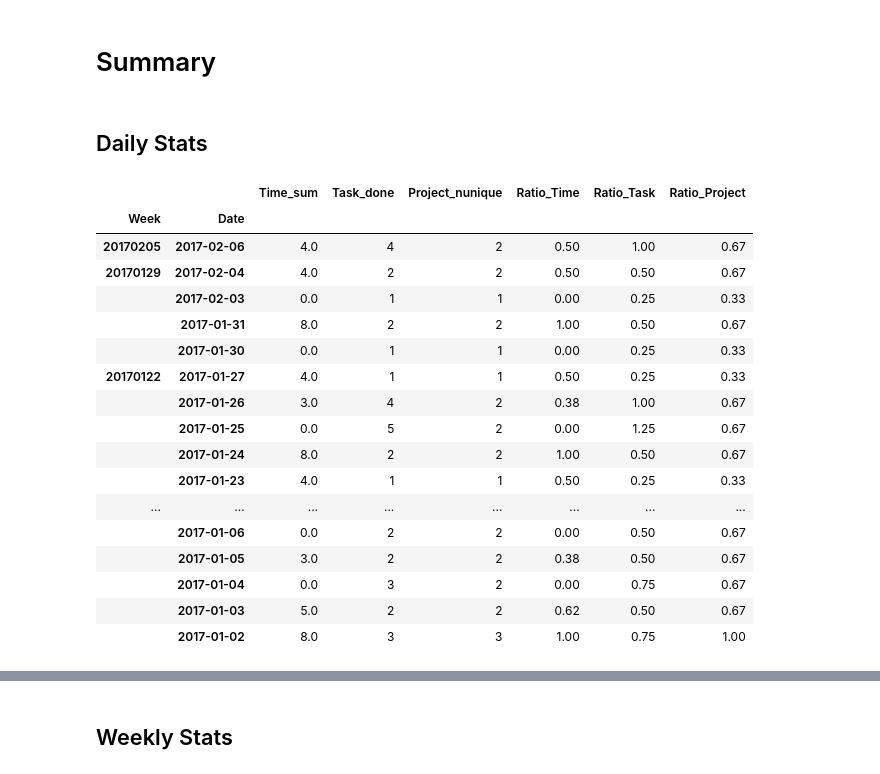
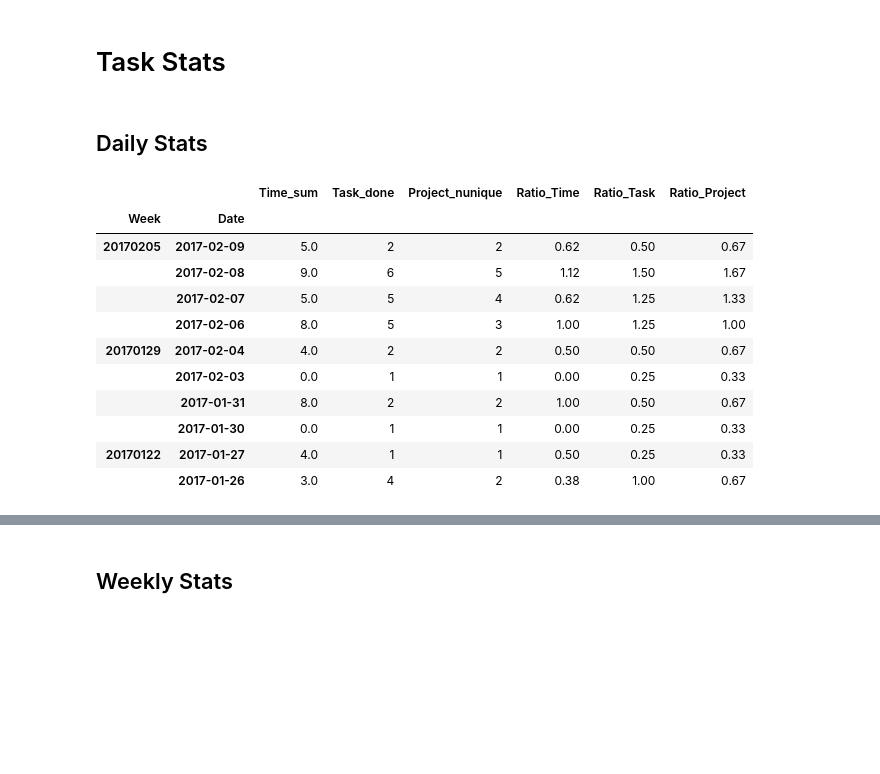
Before and after one commit to jykim/mdt, a Jupyter notebook: notebooks/MDT - prod.ipynb, the cells around one changed output, grey strips where cells are left out. Saved outputs shown, nothing was run; the diff lists cells and outputs as text; code cells hidden in the pictures; blank space fills up the shorter version.

```diff
--- a/notebooks/MDT - prod.ipynb
+++ b/notebooks/MDT - prod.ipynb
@@ -7 +15,3 @@ cfg = yaml.load(open("mdt_config.yaml","r").read())
+# %% [markdown]
+# Task Stats
 # %%
@@ -22,34 +22,26 @@ valid_weeks = dfs.Week.unique().tolist() #valid_weeks.sort()
-# %% [markdown]
-# Summary
 # %% [markdown]
 ## Daily Stats
 # %%
 daily = dfs.groupby(['Week',"Date"]).agg({'Time': ['sum'], 'TXT':'count', 'Project':'nunique'})
 daily.columns = daily.columns.map(mu.flattenCols)
 daily.rename(columns={"TXT_count": "Task_done"}, inplace=True)
 daily['Ratio_Time'] = daily.Time_sum / 8
 daily['Ratio_Task'] = daily.Task_done / 4
 daily['Ratio_Project'] = daily.Project_nunique / 3
 dstat = daily.fillna(0).sort_index(0, ascending=False).round(2)
 dstat.to_csv("rpt/daily_stats.tsv",sep="\t")
-dstat
+dstat[:10]
 # %% [output]
 |  |  | Time_sum | Task_done | Project_nunique | Ratio_Time | Ratio_Task | Ratio_Project |
 | Week | Date |  |  |  |  |  |  |
-| 20170205 | 2017-02-06 | 4.0 | 4 | 2 | 0.50 | 1.00 | 0.67 |
+| 20170205 | 2017-02-09 | 5.0 | 2 | 2 | 0.62 | 0.50 | 0.67 |
+|  | 2017-02-08 | 9.0 | 6 | 5 | 1.12 | 1.50 | 1.67 |
+|  | 2017-02-07 | 5.0 | 5 | 4 | 0.62 | 1.25 | 1.33 |
+|  | 2017-02-06 | 8.0 | 5 | 3 | 1.00 | 1.25 | 1.00 |
 | 20170129 | 2017-02-04 | 4.0 | 2 | 2 | 0.50 | 0.50 | 0.67 |
 |  | 2017-02-03 | 0.0 | 1 | 1 | 0.00 | 0.25 | 0.33 |
 |  | 2017-01-31 | 8.0 | 2 | 2 | 1.00 | 0.50 | 0.67 |
 |  | 2017-01-30 | 0.0 | 1 | 1 | 0.00 | 0.25 | 0.33 |
 | 20170122 | 2017-01-27 | 4.0 | 1 | 1 | 0.50 | 0.25 | 0.33 |
 |  | 2017-01-26 | 3.0 | 4 | 2 | 0.38 | 1.00 | 0.67 |
-|  | 2017-01-25 | 0.0 | 5 | 2 | 0.00 | 1.25 | 0.67 |
-|  | 2017-01-24 | 8.0 | 2 | 2 | 1.00 | 0.50 | 0.67 |
-|  | 2017-01-23 | 4.0 | 1 | 1 | 0.50 | 0.25 | 0.33 |
-| ... | ... | ... | ... | ... | ... | ... | ... |
-|  | 2017-01-06 | 0.0 | 2 | 2 | 0.00 | 0.50 | 0.67 |
-|  | 2017-01-05 | 3.0 | 2 | 2 | 0.38 | 0.50 | 0.67 |
-|  | 2017-01-04 | 0.0 | 3 | 2 | 0.00 | 0.75 | 0.67 |
-|  | 2017-01-03 | 5.0 | 2 | 2 | 0.62 | 0.50 | 0.67 |
-|  | 2017-01-02 | 8.0 | 3 | 3 | 1.00 | 0.75 | 1.00 |
 # %%
```
Also changed, not shown: parts of 15 cells of this notebook.
